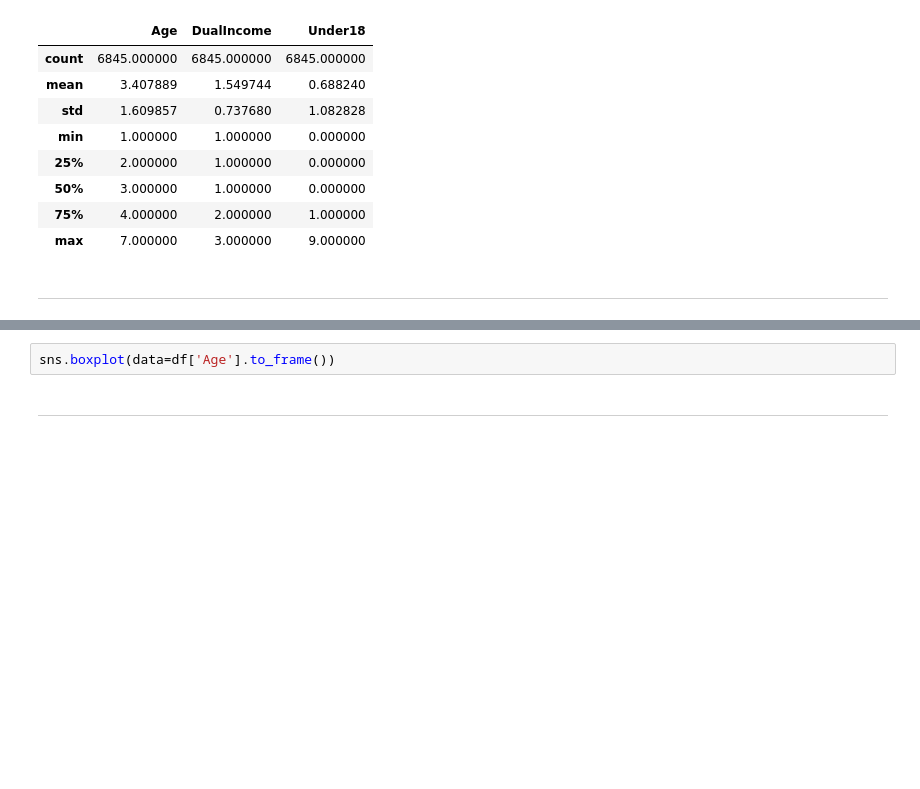
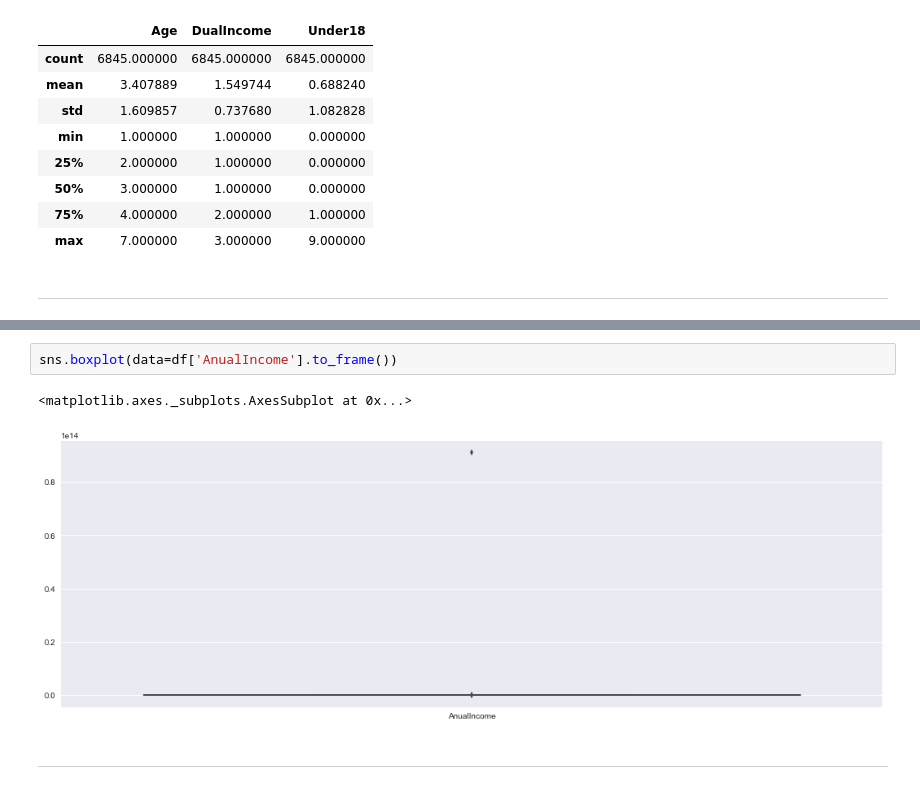
Before and after one commit to AndyDeNike/RMOTR, a Jupyter notebook: projects/data-science/ds-unit-1-marketing/Project - Marketing Analysis.ipynb, the cells around one changed output, grey strips where cells are left out. Cells and saved outputs as stored; diff of their text form; blank space fills up the shorter version.

```diff
--- a/projects/data-science/ds-unit-1-marketing/Project - Marketing Analysis.ipynb
+++ b/projects/data-science/ds-unit-1-marketing/Project - Marketing Analysis.ipynb
@@ -238,7 +238,10 @@ df.describe()
     </tr>
 </table>
 # %%
-sns.boxplot(data=df['Age'].to_frame())
+sns.boxplot(data=df['AnualIncome'].to_frame())
+# %% [output]
+<matplotlib.axes._subplots.AxesSubplot at 0x...>
+[figure, added]
 # %% [markdown]
 ---
 # %% [markdown]
```
Also changed, not shown: parts of 3 cells of this notebook.
